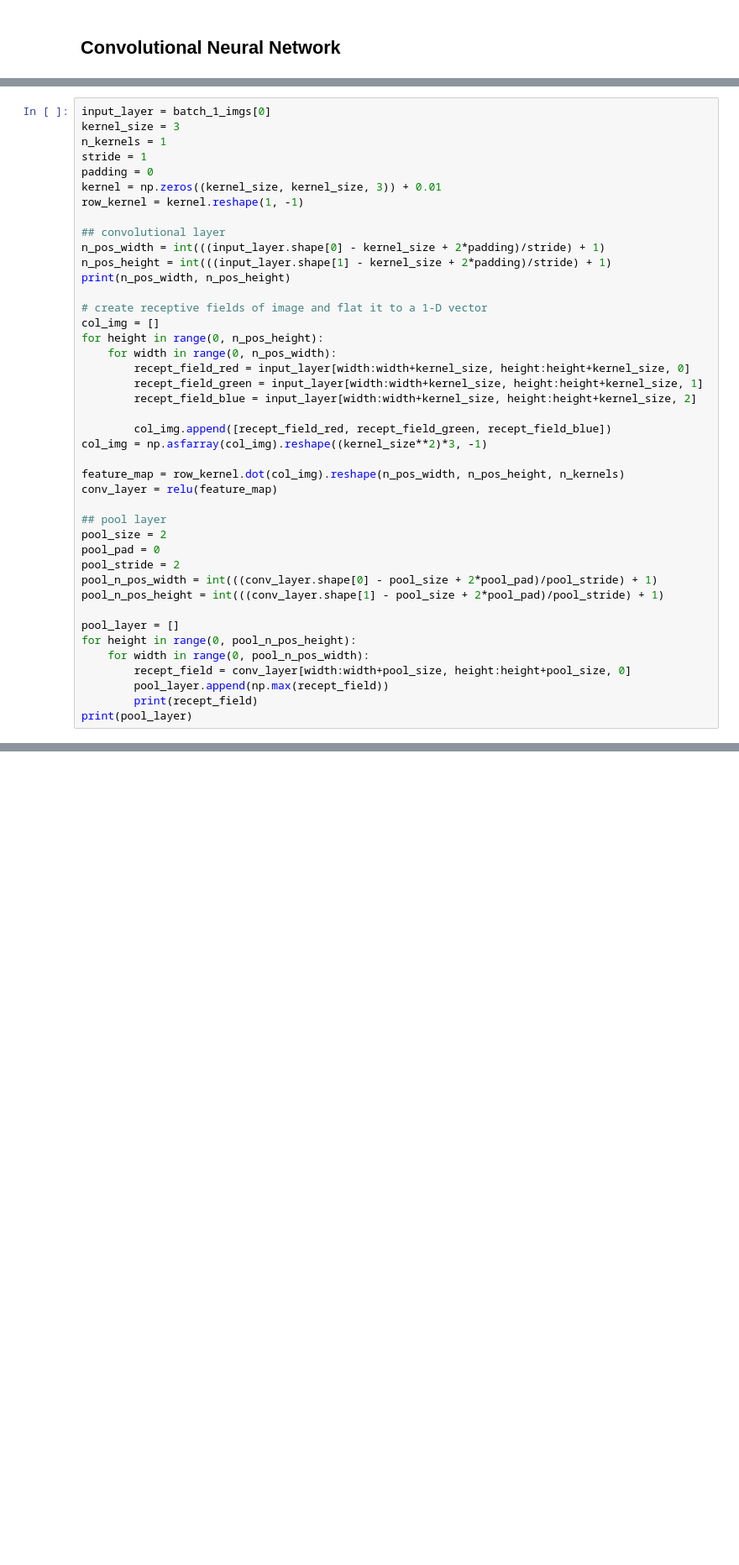
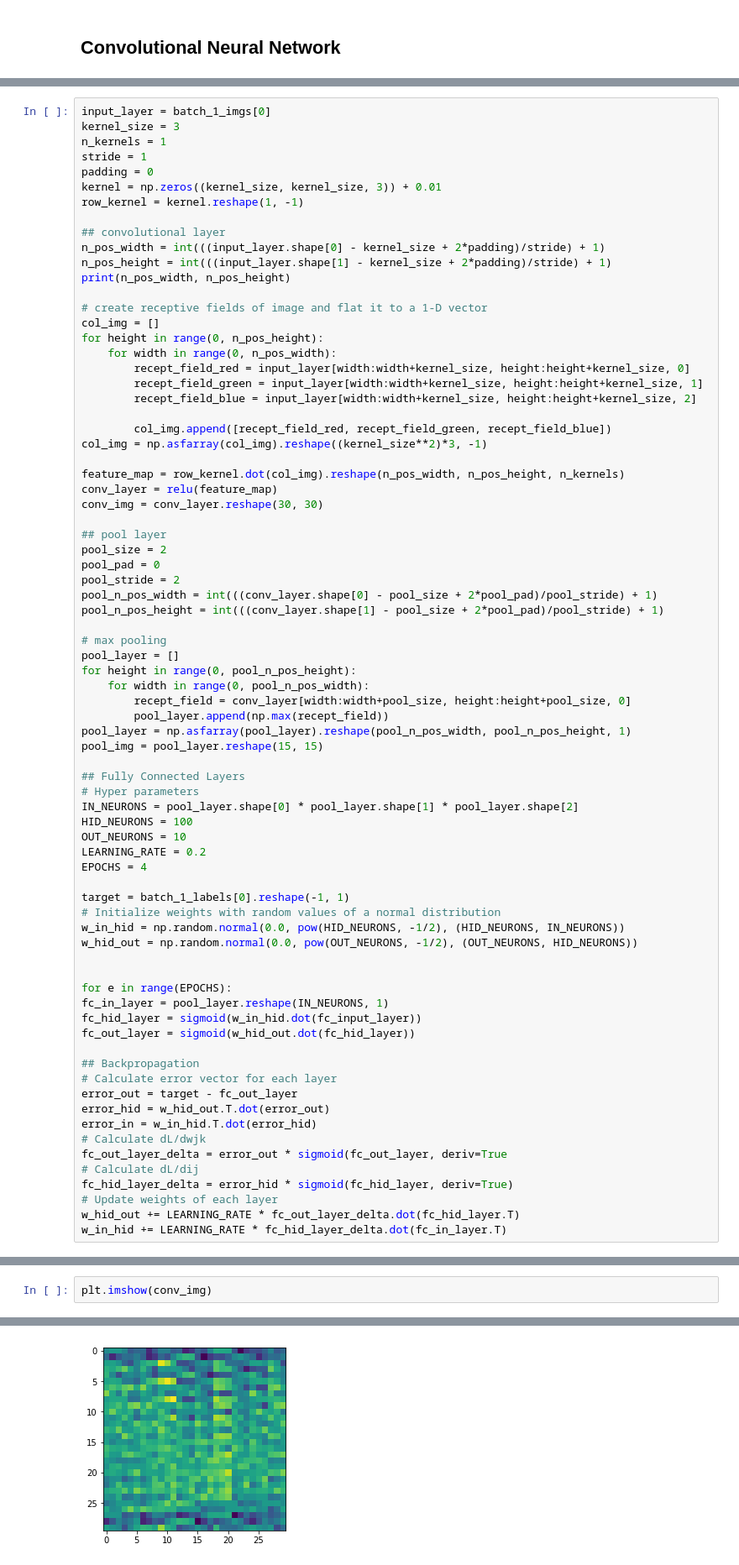
Before and after one commit to DarkGengar/100DaysOfMLCode, a Jupyter notebook: cnn.ipynb, the cells around one changed output, grey strips where cells are left out. Shown at 84% size. Drawn from its saved outputs; the diff is of its cells as text; blank space fills up the shorter version.

```diff
--- a/cnn.ipynb
+++ b/cnn.ipynb
@@ -121,6 +128,7 @@ col_img = np.asfarray(col_img).reshape((kernel_size**2)*3, -1)
 
 feature_map = row_kernel.dot(col_img).reshape(n_pos_width, n_pos_height, n_kernels)
 conv_layer = relu(feature_map)
+conv_img = conv_layer.reshape(30, 30)
 
 ## pool layer
 pool_size = 2
@@ -129,12 +137,45 @@ pool_stride = 2
 pool_n_pos_width = int(((conv_layer.shape[0] - pool_size + 2*pool_pad)/pool_stride) + 1)
 pool_n_pos_height = int(((conv_layer.shape[1] - pool_size + 2*pool_pad)/pool_stride) + 1)
 
+# max pooling
 pool_layer = []
 for height in range(0, pool_n_pos_height):
     for width in range(0, pool_n_pos_width):
         recept_field = conv_layer[width:width+pool_size, height:height+pool_size, 0]
         pool_layer.append(np.max(recept_field))
-        print(recept_field)
-print(pool_layer)
+pool_layer = np.asfarray(pool_layer).reshape(pool_n_pos_width, pool_n_pos_height, 1)
+pool_img = pool_layer.reshape(15, 15)
+
+## Fully Connected Layers
+# Hyper parameters
+IN_NEURONS = pool_layer.shape[0] * pool_layer.shape[1] * pool_layer.shape[2]
+HID_NEURONS = 100
+OUT_NEURONS = 10
+LEARNING_RATE = 0.2
+EPOCHS = 4
+
+target = batch_1_labels[0].reshape(-1, 1)
+# Initialize weights with random values of a normal distribution
+w_in_hid = np.random.normal(0.0, pow(HID_NEURONS, -1/2), (HID_NEURONS, IN_NEURONS))
+w_hid_out = np.random.normal(0.0, pow(OUT_NEURONS, -1/2), (OUT_NEURONS, HID_NEURONS))
+
+
+for e in range(EPOCHS):
+fc_in_layer = pool_layer.reshape(IN_NEURONS, 1)
+fc_hid_layer = sigmoid(w_in_hid.dot(fc_input_layer))
+fc_out_layer = sigmoid(w_hid_out.dot(fc_hid_layer))
+
+## Backpropagation
+# Calculate error vector for each layer
+error_out = target - fc_out_layer
+error_hid = w_hid_out.T.dot(error_out)
+error_in = w_in_hid.T.dot(error_hid)
+# Calculate dL/dwjk
+fc_out_layer_delta = error_out * sigmoid(fc_out_layer, deriv=True
+# Calculate dL/dij
+fc_hid_layer_delta = error_hid * sigmoid(fc_hid_layer, deriv=True)
+# Update weights of each layer
+w_hid_out += LEARNING_RATE * fc_out_layer_delta.dot(fc_hid_layer.T)
+w_in_hid += LEARNING_RATE * fc_hid_layer_delta.dot(fc_in_layer.T)
 # %% [output]
 30 30
@@ -156,0 +190,3 @@ print(pool_layer)
+# %%
+plt.imshow(conv_img)
+# %% [output]
@@ -156,0 +194 @@ print(pool_layer)
+[figure, added]
```
Also changed, not shown: parts of 8 cells of this notebook.
